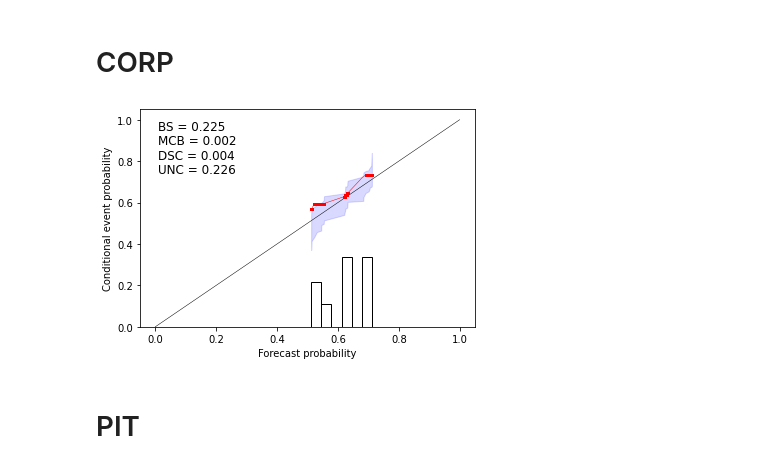
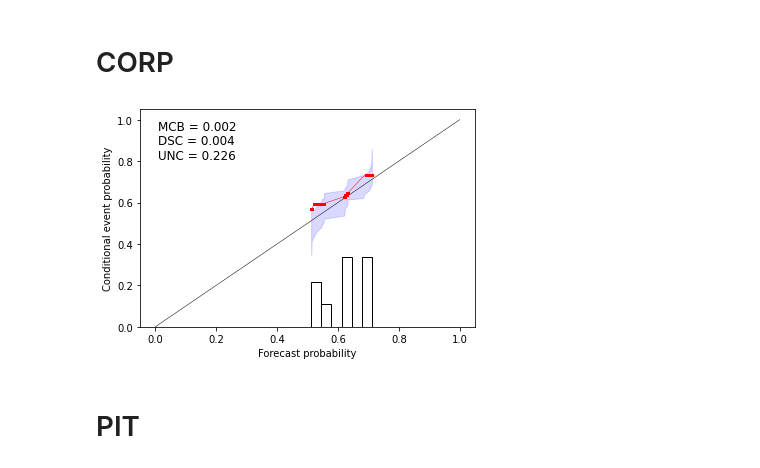
Before and after one commit to evwalz/precipitation_forecasting, a Jupyter notebook: scripts/Niamey.ipynb, the cells around one changed output. Drawn from its saved outputs; the diff is of its cells as text; code cells hidden in the pictures.

```diff
--- a/scripts/Niamey.ipynb
+++ b/scripts/Niamey.ipynb
@@ -5,7 +4,6 @@ from helpers import *
 from pit_corp import compute_rel, compute_pit
 # %%
-data_dir = '/Volumes/My Passport for Mac/cnn/data_update/with_precip/precip_data'
-#data_dir = "../precip_data"
+data_dir = "../precip_data"
 season = 'JAS'
 # %% [markdown]
 # CORP
@@ -17,9 +15,9 @@ from corp_functions import reldiag
 model = 'mpc'
 rel_object = compute_rel(model, season, data_dir)
 # %%
-reldiag.corp_plot(rel_object, True)
+reldiag.corp_plot(rel_object)
 # %% [output]
-[figure, old version]
+[figure, new version]
 # %% [markdown]
 # PIT
 # %%
```
Also changed, not shown: parts of 7 cells of this notebook, 39 other files.
